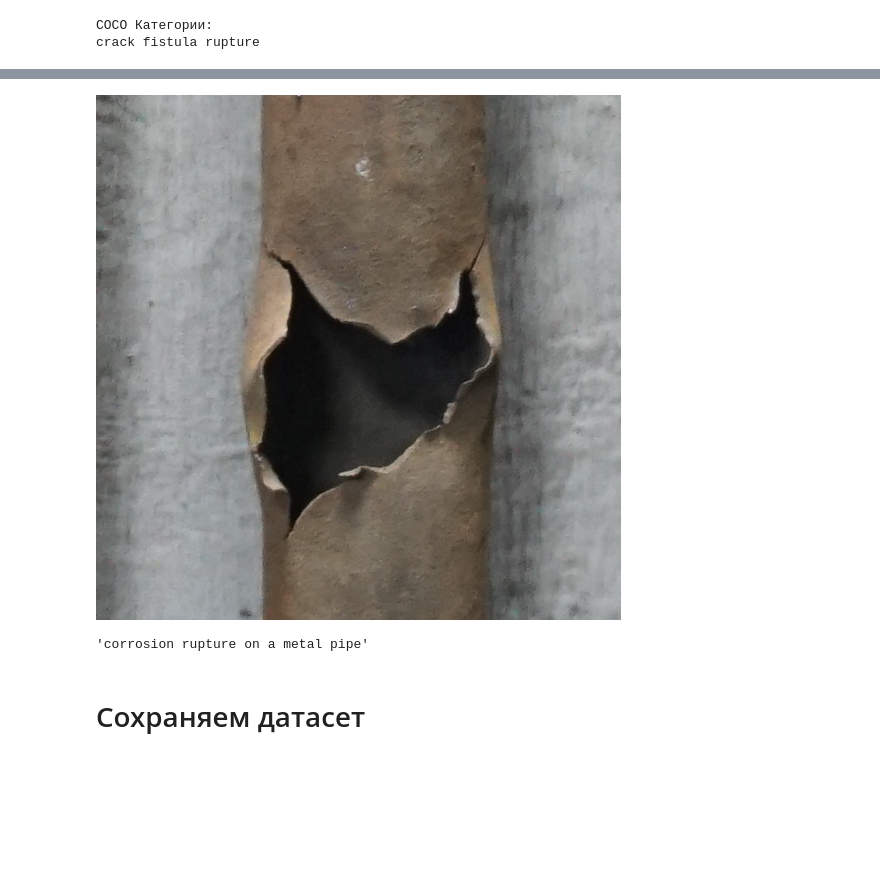
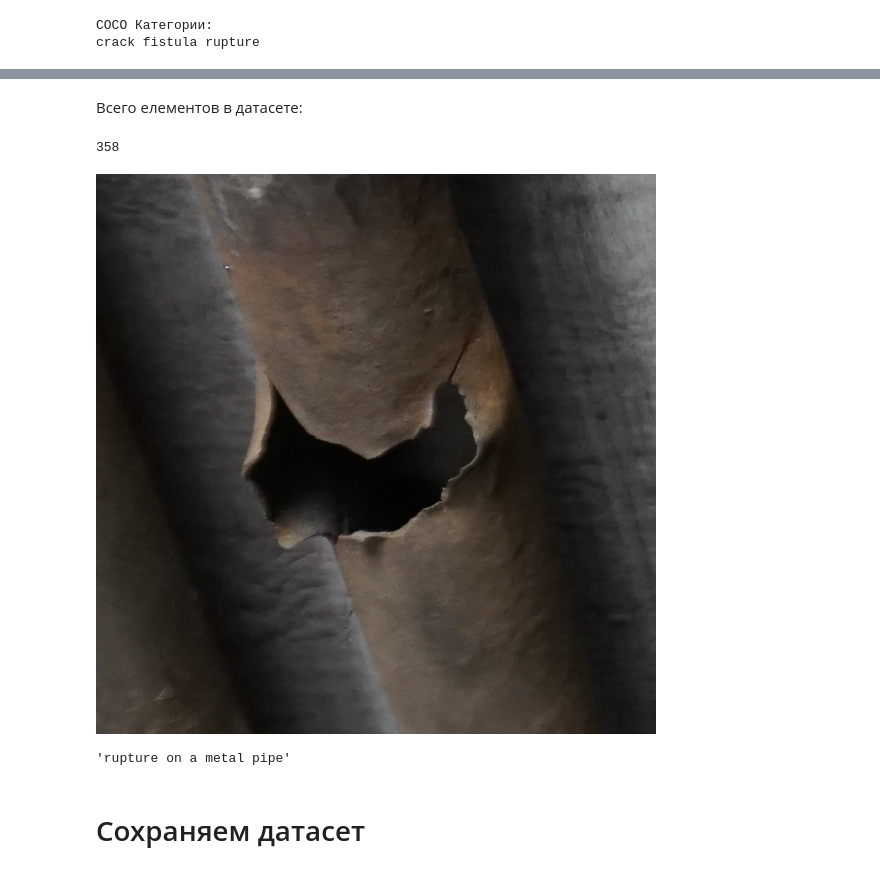
Before and after one commit to PitKoro/stablediffusion-finetune, a Jupyter notebook: notebooks/coco_to_sd_finetune_converter.ipynb, the cells around one changed output, grey strips where cells are left out. Saved outputs shown, nothing was run; the diff lists cells and outputs as text; code cells hidden in the pictures; blank space fills up the shorter version.

```diff
--- a/notebooks/coco_to_sd_finetune_converter.ipynb
+++ b/notebooks/coco_to_sd_finetune_converter.ipynb
@@ -84,5 +83,5 @@ img
 # %%
-im = Image.open(img['file_name'])
+im = Image.open(dataset_path + '/' + img['file_name'])
 plt.imshow(im)
 # %% [output]
 <matplotlib.image.AxesImage at 0x...>
@@ -102,7 +126,7 @@ anns=[{'id': 11, 'image_id': 8, 'category_id': 0, 'segmentation': [], 'bbox': [1
 deffects = []
 for ann in anns:
     x, y, w, h = [int(x) for x in ann['bbox']]
-    im = Image.open(coco.loadImgs(ids=[imgId])[0]['file_name'])
+    im = Image.open(dataset_path + "/" + coco.loadImgs(ids=[imgId])[0]['file_name'])
     im_np = np.array(im)[y:y+h, x:x+w]
     deffects.append(Image.fromarray(im_np))
 
@@ -315,8 +339,8 @@ import numpy as np
 from tqdm import tqdm
 import random
 # %%
-ann_file = '/app/dataset/test/result.json'
-dataset_path = '/app/dataset/test/img'
+ann_file = '/app/dataset/train/labels.json'
+dataset_path = '/app/dataset/train'
 # %%
 coco = COCO(ann_file)
 # %% [output]
@@ -353,11 +377,29 @@ def generate_promt(obj:str):
 new_dataset = []
 imgs = coco.imgs
 imgs = list(imgs.values())
+missed_images = 0
+number_of_image = -1
 for img in tqdm(imgs):
+    number_of_image += 1
     ann_id = coco.getAnnIds(imgIds=img['id'], iscrowd=None)
     ann_img = coco.loadAnns(ann_id)
     img_path = img["file_name"].replace("\\", "/") # делаем замену windows на linux пути
-    img_orig = Image.open(f"{img_path}")
+    img_orig = Image.open(f"{dataset_path}/{img_path}")
+
+    # Пропускаем изображение у которых ориентация отлична от нуля, т.к. сбивается положение ббоксов
+    # Выкл. автоповорот изображения: https://github.com/python-pillow/Pillow/issues/4703
+    # Инфа про ориентации: https://jdhao.github.io/2019/07/31/image_rotation_exif_info/
+    img_exif = img_orig.getexif()
+    missing_img_flag = False
+    for key, val in img_exif.items():
+        if key in ExifTags.TAGS:
+            if ExifTags.TAGS[key] == 'Orientation' and val != 1:
+                missed_images += 1
+                print('image skip:', img["id"], img["file_name"])
+                missing_img_flag = True
+    if missing_img_flag:
+        continue
+
     orig_w, orig_h = img_orig.size
 
     for ann in ann_img:
@@ -432,3 +474,8 @@ for img in tqdm(imgs):
             'text': generated_promt,
             'image': cr_img
         })
+
+        # if len(new_dataset) == 40:
+        #     print('---------------------------------')
+        #     print(img["id"], img["file_name"])
+        #     print('---------------------------------')
@@ -435,11 +522,17 @@ for img in tqdm(imgs):
+# %% [markdown]
+Всего елементов в датасете:
+# %%
+len(new_dataset)
+# %% [output]
+358
 # %%
-new_dataset[2]['image']
+new_dataset[40]['image']
 # %% [output]
-[figure, old version]
+[figure, new version]
 # %%
-new_dataset[2]['text']
+new_dataset[40]['text']
 # %% [output]
-'corrosion rupture on a metal pipe'
+'rupture on a metal pipe'
 # %% [markdown]
 # Сохраняем датасет
 # %%
```
Also changed, not shown: parts of 25 cells of this notebook.
